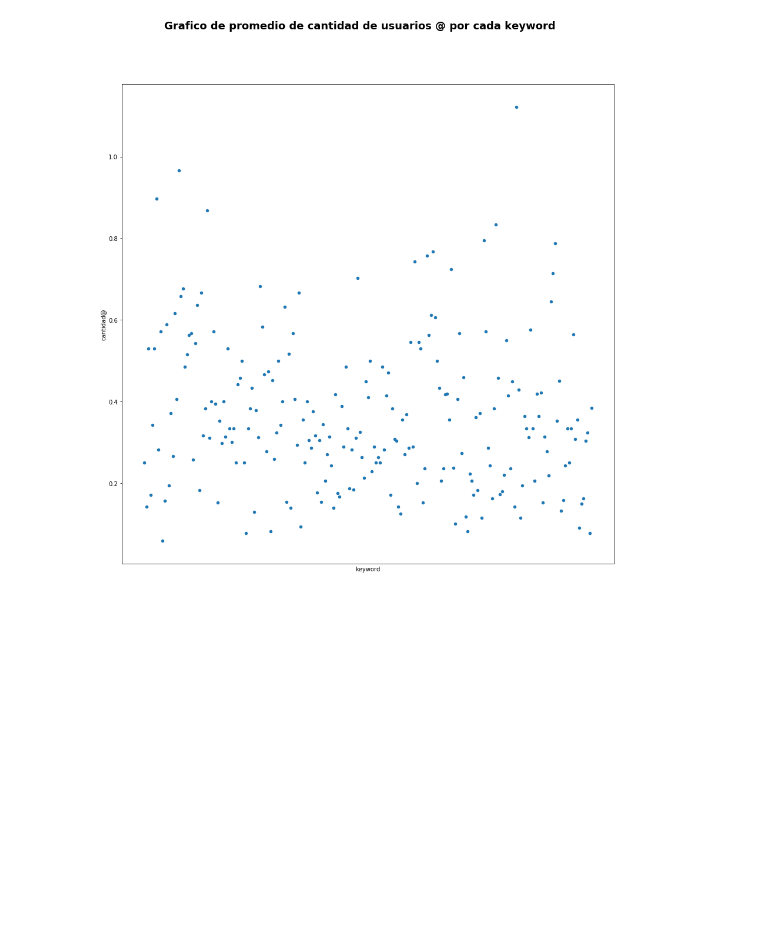
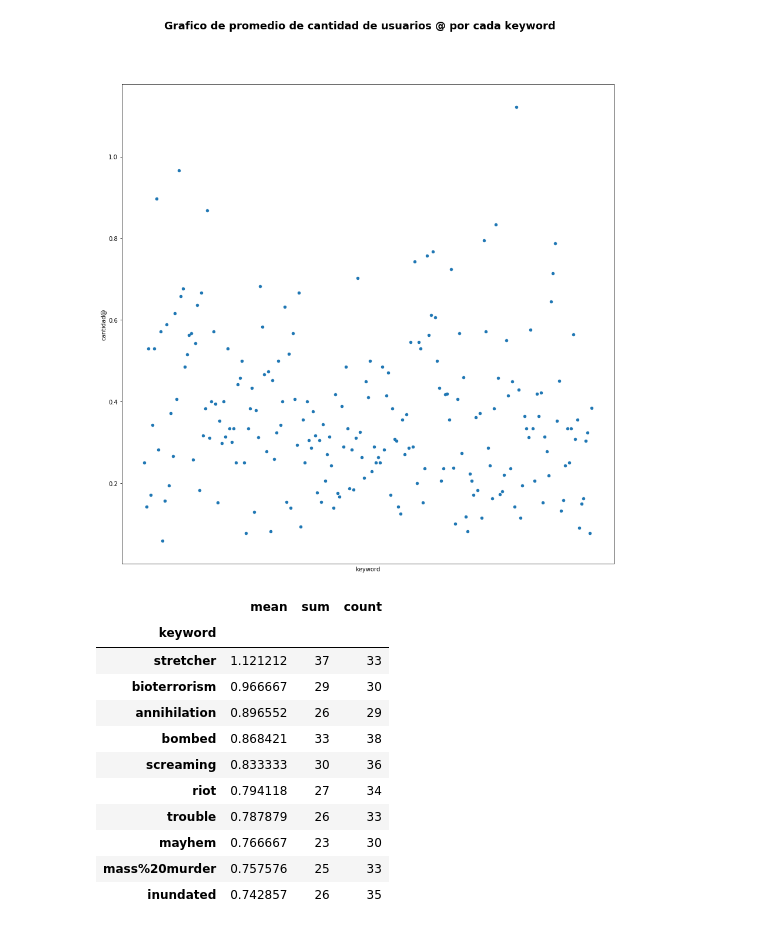
Before and after one commit to NicolasRFL/OrgaDatosTP, a Jupyter notebook: RelacionEntreVeracidadDelTweetY@.ipynb, the cells around one changed output. Saved outputs shown, nothing was run; the diff lists cells and outputs as text; code cells hidden in the pictures; blank space fills up the shorter version.

```diff
--- a/RelacionEntreVeracidadDelTweetY@.ipynb
+++ b/RelacionEntreVeracidadDelTweetY@.ipynb
@@ -113,3 +118,20 @@ plt.suptitle('Grafico de promedio de cantidad de usuarios @ por cada keyword',fo
 plt.savefig("image5.png")
 # %% [output]
 [figure]
+# %%
+grouped = datos.groupby(
+    'keyword').agg({'cantidad@':['mean','sum','count']})['cantidad@'].sort_values(by=['mean'],ascending=False)
+grouped.head(10)
+# %% [output]
+|  | mean | sum | count |
+| keyword |  |  |  |
+| stretcher | 1.121212 | 37 | 33 |
+| bioterrorism | 0.966667 | 29 | 30 |
+| annihilation | 0.896552 | 26 | 29 |
+| bombed | 0.868421 | 33 | 38 |
+| screaming | 0.833333 | 30 | 36 |
+| riot | 0.794118 | 27 | 34 |
+| trouble | 0.787879 | 26 | 33 |
+| mayhem | 0.766667 | 23 | 30 |
+| mass%20murder | 0.757576 | 25 | 33 |
+| inundated | 0.742857 | 26 | 35 |
```
Also changed, not shown: parts of 4 cells of this notebook.
